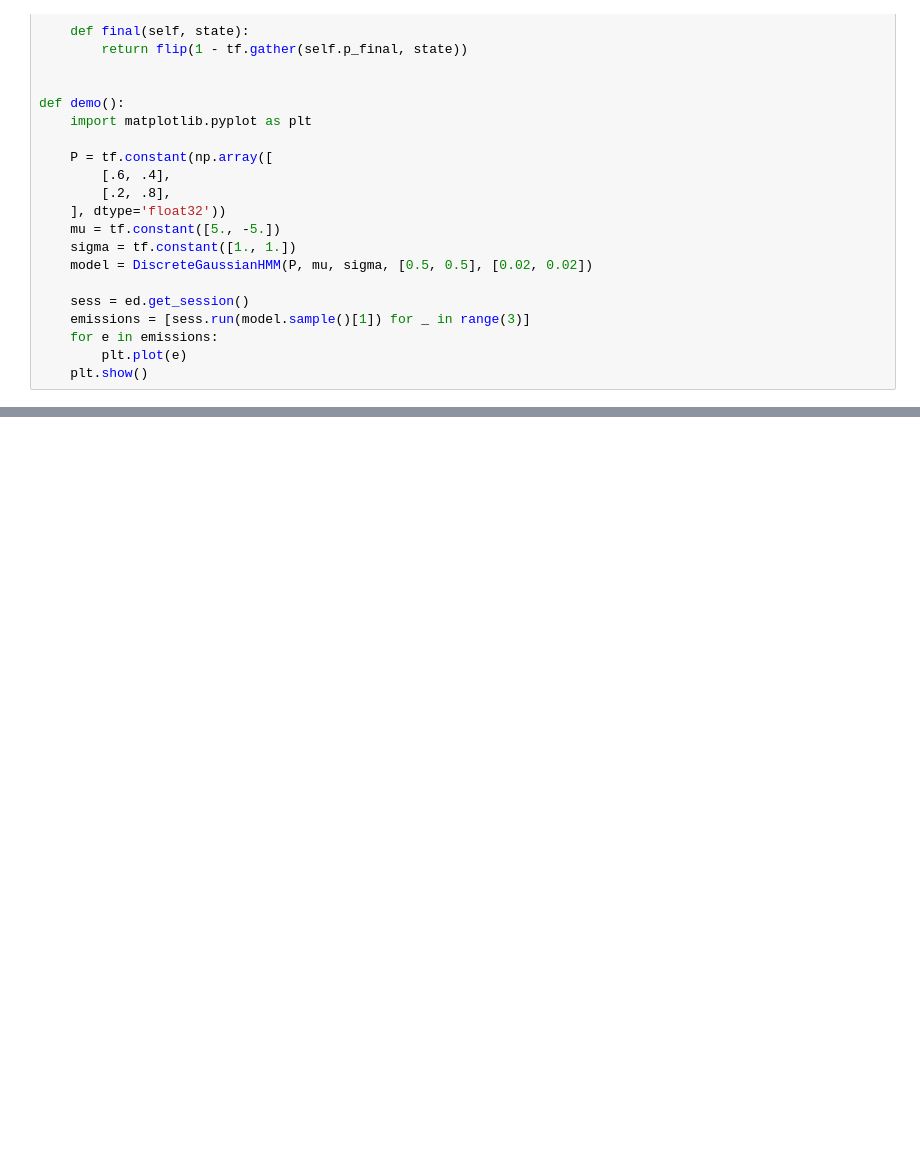
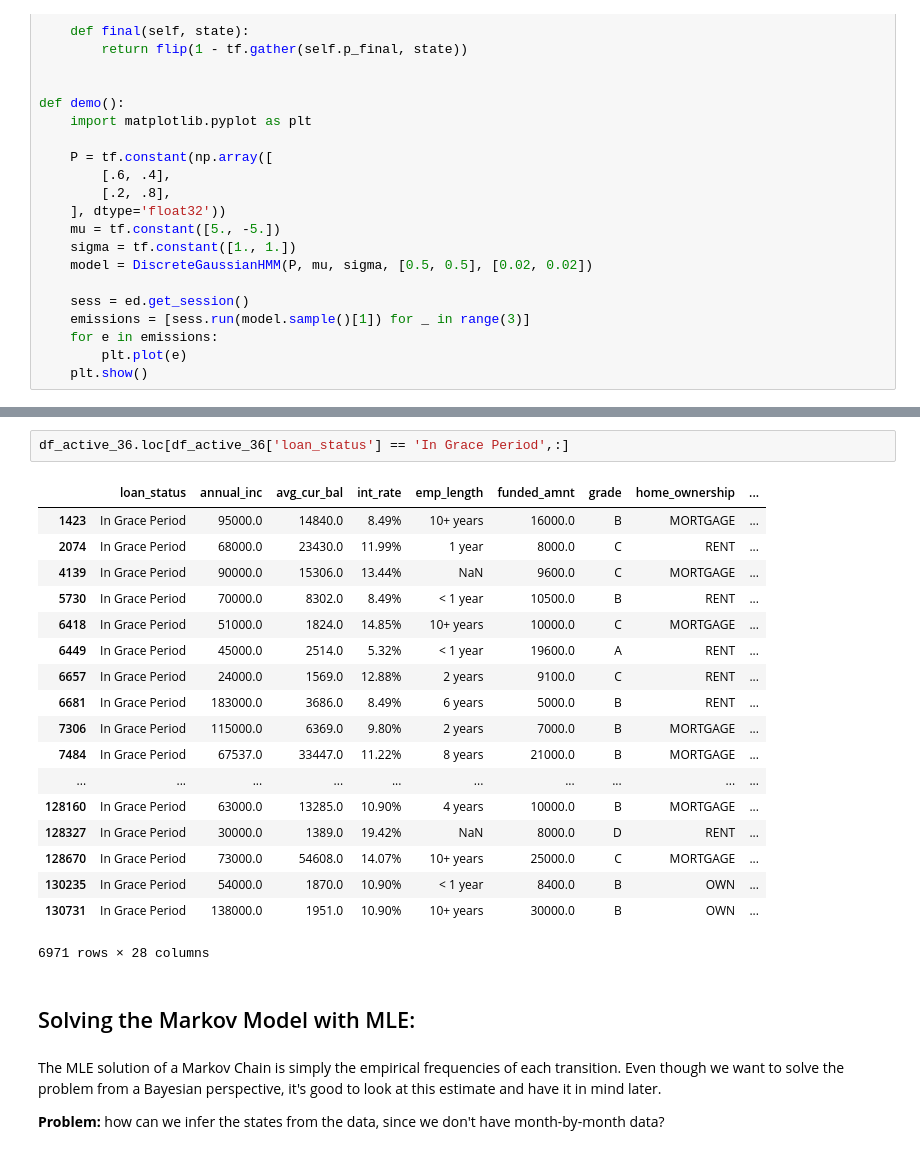
Before and after one commit to basilvetas/lending-club-analysis, a Jupyter notebook: markov-model.ipynb, the cells around one changed output, grey strips where cells are left out. Saved outputs shown, nothing was run; the diff lists cells and outputs as text; blank space fills up the shorter version.

Commit message:
Add description of the states

```diff
--- a/markov-model.ipynb
+++ b/markov-model.ipynb
@@ -278,0 +323,27 @@ def demo():
+# %%
+df_active_36.loc[df_active_36['loan_status'] == 'In Grace Period',:]
+# %% [output]
+|  | loan_status | annual_inc | avg_cur_bal | int_rate | emp_length | funded_amnt | grade | home_ownership | ... |
+| 1423 | In Grace Period | 95000.0 | 14840.0 | 8.49% | 10+ years | 16000.0 | B | MORTGAGE | ... |
+| 2074 | In Grace Period | 68000.0 | 23430.0 | 11.99% | 1 year | 8000.0 | C | RENT | ... |
+| 4139 | In Grace Period | 90000.0 | 15306.0 | 13.44% | NaN | 9600.0 | C | MORTGAGE | ... |
+| 5730 | In Grace Period | 70000.0 | 8302.0 | 8.49% | < 1 year | 10500.0 | B | RENT | ... |
+| 6418 | In Grace Period | 51000.0 | 1824.0 | 14.85% | 10+ years | 10000.0 | C | MORTGAGE | ... |
+| 6449 | In Grace Period | 45000.0 | 2514.0 | 5.32% | < 1 year | 19600.0 | A | RENT | ... |
+| 6657 | In Grace Period | 24000.0 | 1569.0 | 12.88% | 2 years | 9100.0 | C | RENT | ... |
+| 6681 | In Grace Period | 183000.0 | 3686.0 | 8.49% | 6 years | 5000.0 | B | RENT | ... |
+| 7306 | In Grace Period | 115000.0 | 6369.0 | 9.80% | 2 years | 7000.0 | B | MORTGAGE | ... |
+| 7484 | In Grace Period | 67537.0 | 33447.0 | 11.22% | 8 years | 21000.0 | B | MORTGAGE | ... |
+| ... | ... | ... | ... | ... | ... | ... | ... | ... | ... |
+| 128160 | In Grace Period | 63000.0 | 13285.0 | 10.90% | 4 years | 10000.0 | B | MORTGAGE | ... |
+| 128327 | In Grace Period | 30000.0 | 1389.0 | 19.42% | NaN | 8000.0 | D | RENT | ... |
+| 128670 | In Grace Period | 73000.0 | 54608.0 | 14.07% | 10+ years | 25000.0 | C | MORTGAGE | ... |
+| 130235 | In Grace Period | 54000.0 | 1870.0 | 10.90% | < 1 year | 8400.0 | B | OWN | ... |
+| 130731 | In Grace Period | 138000.0 | 1951.0 | 10.90% | 10+ years | 30000.0 | B | OWN | ... |
+6971 rows × 28 columns
+# %% [markdown]
+## Solving the Markov Model with MLE:
+# %% [markdown]
+The MLE solution of a Markov Chain is simply the empirical frequencies of each transition. Even though we want to solve the problem from a Bayesian perspective, it's good to look at this estimate and have it in mind later.
+
+**Problem:** how can we infer the states from the data, since we don't have month-by-month data?
```
Also changed, not shown: parts of 17 cells of this notebook.
